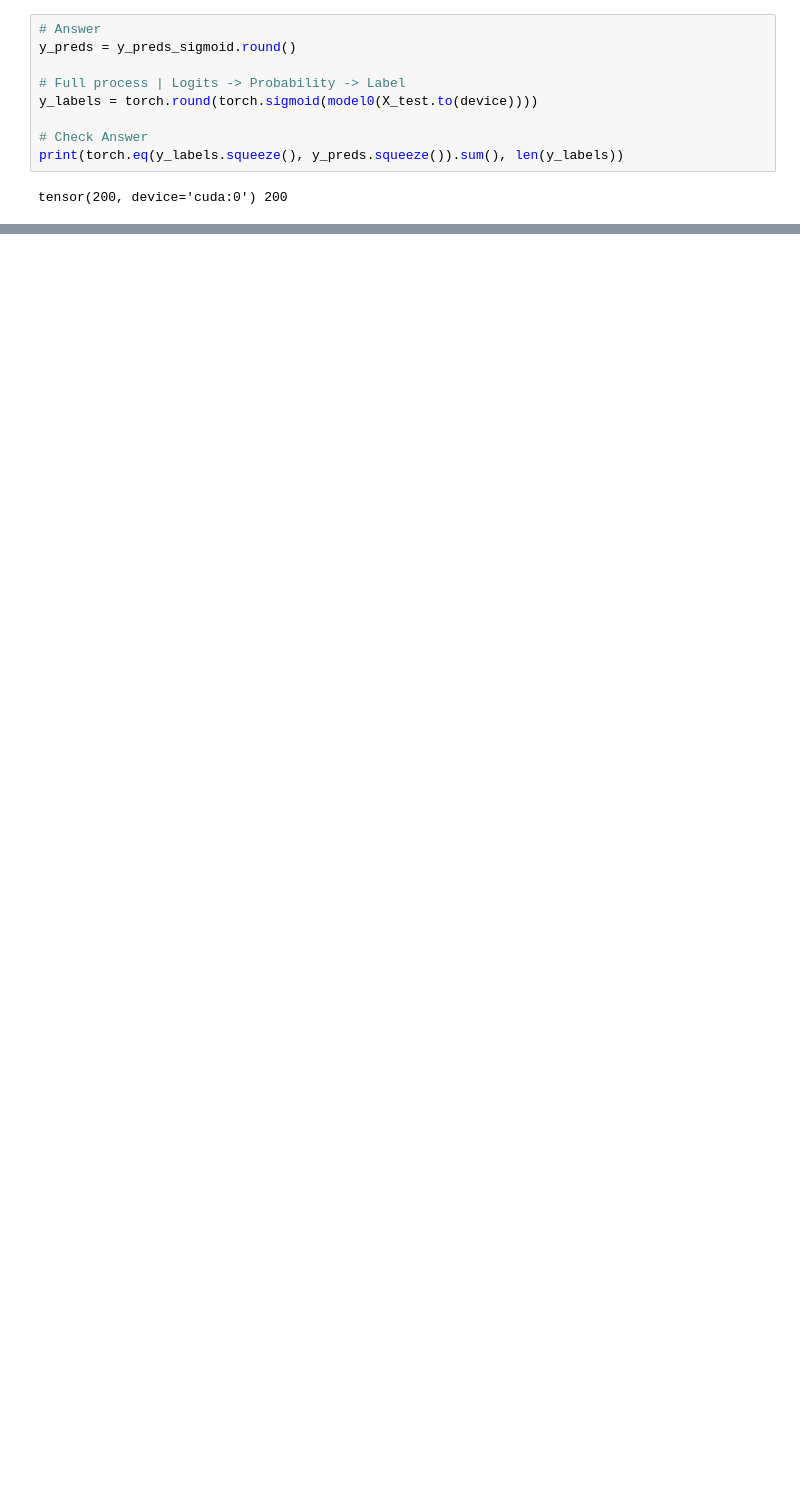
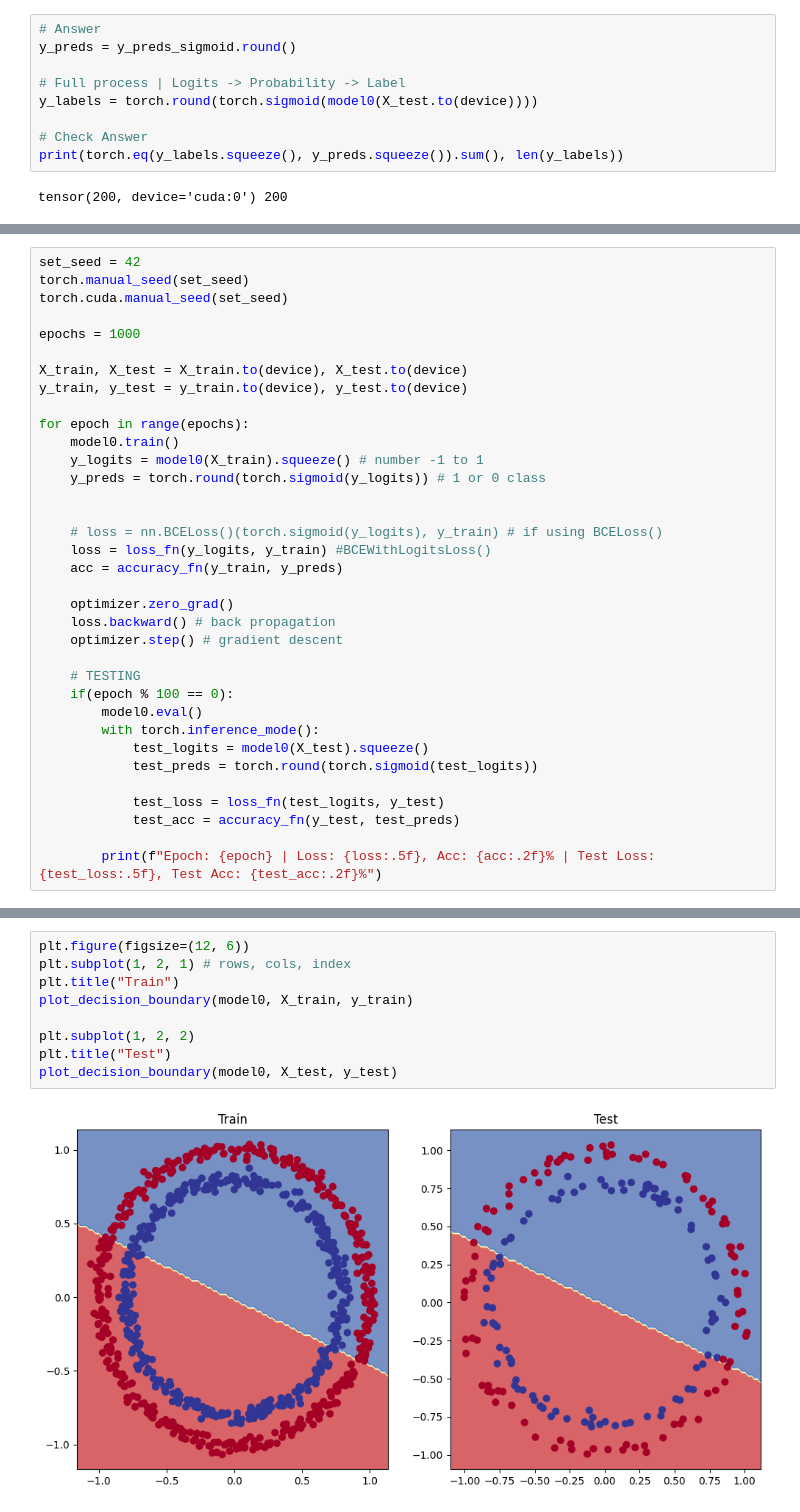
Before and after one commit to dozetype/pytorch-notes, a Jupyter notebook: classification.ipynb, the cells around one changed output, grey strips where cells are left out. Drawn from its saved outputs; the diff is of its cells as text; blank space fills up the shorter version.

```diff
--- a/classification.ipynb
+++ b/classification.ipynb
@@ -193,0 +198,35 @@ tensor(200, device='cuda:0') 200
+# %%
+set_seed = 42
+torch.manual_seed(set_seed)
+torch.cuda.manual_seed(set_seed)
+
+epochs = 1000
+
+X_train, X_test = X_train.to(device), X_test.to(device)
+y_train, y_test = y_train.to(device), y_test.to(device)
+
+for epoch in range(epochs):
+    model0.train()
+    y_logits = model0(X_train).squeeze() # number -1 to 1
+    y_preds = torch.round(torch.sigmoid(y_logits)) # 1 or 0 class
+
+
+    # loss = nn.BCELoss()(torch.sigmoid(y_logits), y_train) # if using BCELoss()
+    loss = loss_fn(y_logits, y_train) #BCEWithLogitsLoss()
+    acc = accuracy_fn(y_train, y_preds)
+
+    optimizer.zero_grad()
+    loss.backward() # back propagation
+    optimizer.step() # gradient descent
+
+    # TESTING
+    if(epoch % 100 == 0):
+        model0.eval()
+        with torch.inference_mode():
+            test_logits = model0(X_test).squeeze()
+            test_preds = torch.round(torch.sigmoid(test_logits))
+
+            test_loss = loss_fn(test_logits, y_test)
+            test_acc = accuracy_fn(y_test, test_preds)
+
+        print(f"Epoch: {epoch} | Loss: {loss:.5f}, Acc: {acc:.2f}% | Test Loss: {test_loss:.5f}, Test Acc: {test_acc:.2f}%")
@@ -193,0 +259,11 @@ tensor(200, device='cuda:0') 200
+# %%
+plt.figure(figsize=(12, 6))
+plt.subplot(1, 2, 1) # rows, cols, index
+plt.title("Train")
+plot_decision_boundary(model0, X_train, y_train)
+
+plt.subplot(1, 2, 2)
+plt.title("Test")
+plot_decision_boundary(model0, X_test, y_test)
+# %% [output]
+[figure, added]
```
Also changed, not shown: parts of 12 cells of this notebook.
